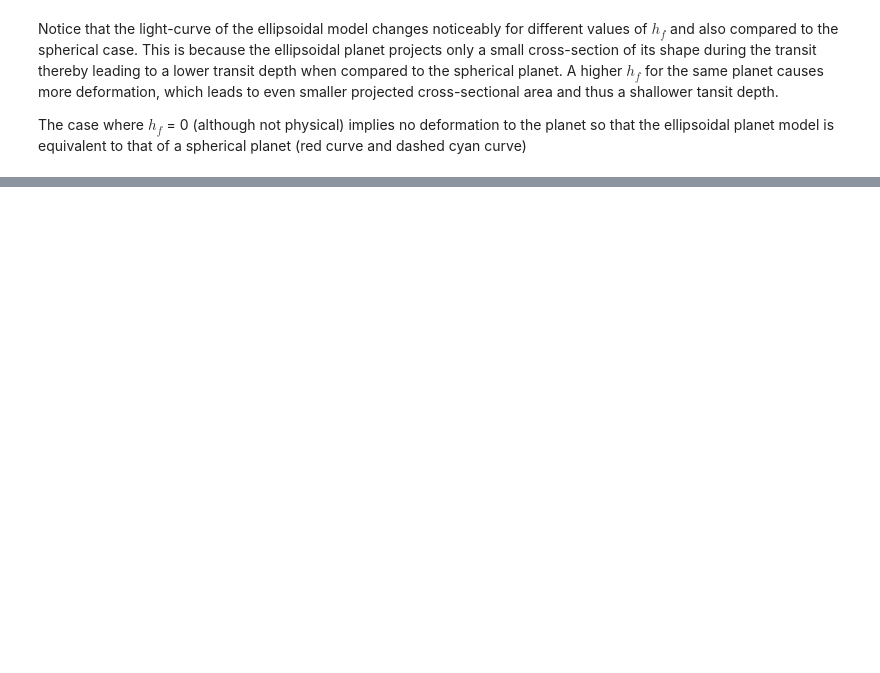
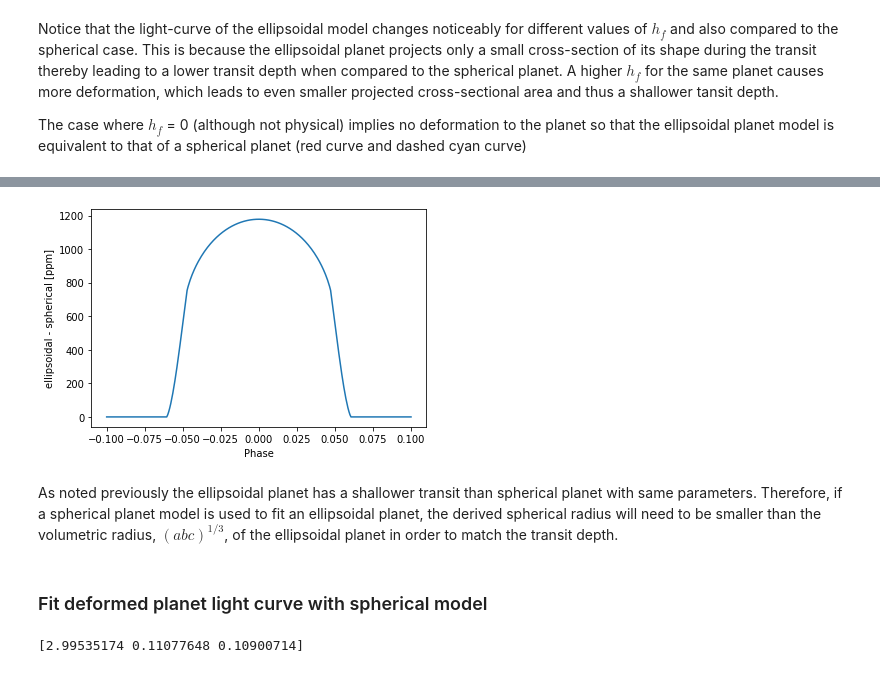
Before and after one commit to tundeakins/ellc, a Jupyter notebook: ellc_love_example.ipynb, the cells around one changed output, grey strips where cells are left out. Cells and saved outputs as stored; diff of their text form; code cells hidden in the pictures; blank space fills up the shorter version.

```diff
--- a/ellc_love_example.ipynb
+++ b/ellc_love_example.ipynb
@@ -96,0 +111,44 @@ The case  where $h_f$ = 0 (although not physical) implies no deformation to the
+# %%
+from Planet_tools.convert_param import inclination, impact_parameter, convert_LD_coeffs
+
+def model(params,t,pl_shape="sphere",data=None):
+    #params[a,rp,b,t0,q1,q2]
+    r_1 = 1./params[0]                          #Rst/a
+    r_2 = params[1]/params[0]                   # Rp/a
+    incl = inclination(params[2],params[0])     #inclination
+    #u1,u2= params[4],params[5]
+    ldc_1 = [0.29, 0.34]#[u1,u2]
+    ellc_flux = ellc.lc(t, t_zero=t0, radius_1=r_1,radius_2=r_2,incl=incl,sbratio=0,ld_1="quad",
+                    ldc_1=ldc_1,shape_1='sphere',shape_2=pl_shape, grid_1='fine',
+                        grid_2='fine',q=qmass,hf_2=1.5)
+    if data is None:
+        return ellc_flux
+    return np.sum((data - ellc_flux)**2)  #  0.5 * np.sum(((data - ellc_flux))/error) ** 2)
+# %%
+#simulate deformed wasp_103
+phase=np.linspace(-0.0863, 0.0863, 230)
+b=impact_parameter(inc,aR)
+params = [aR, Rp, b]#,  q1,q2]
+
+flux_def = model(params,phases,"love")     #simulate deformed
+flux_spr = model(params,phases,"sphere")   #use same parameters to simulate spherical
+plt.plot(phases,1e6*(flux_def-flux_spr))
+plt.ylabel("ellipsoidal - spherical [ppm]")
+plt.xlabel("Phase");
+# %% [output]
+[figure, added]
+# %% [markdown]
+As noted previously the ellipsoidal planet has a shallower transit than spherical planet with same parameters. Therefore, if a spherical planet model is used to fit an ellipsoidal planet, the derived spherical radius will need to be smaller than the volumetric radius, $(abc)^{1/3}$, of the ellipsoidal planet in order to match the transit depth.
+# %% [markdown]
+### Fit deformed planet light curve with spherical model
+# %%
+#fit spherical planet transit to the deformed planet flux(flux_def)
+from scipy.optimize import minimize, least_squares, differential_evolution
+
+#result = minimize(model, [aR,Rp,b], args=(phases, "sphere", flux_def), method="trust-constr")
+result = differential_evolution( model, args=(phases, "sphere", flux_def),
+                                bounds=((2.5,3.5),(0.08,0.15),(0.,0.5)),
+                                maxiter=500,popsize=5,polish=True)
+print(result.x)
+# %% [output]
+[2.99535174 0.11077648 0.10900714]
```
Also changed, not shown: parts of 32 cells of this notebook, 2 other files.
